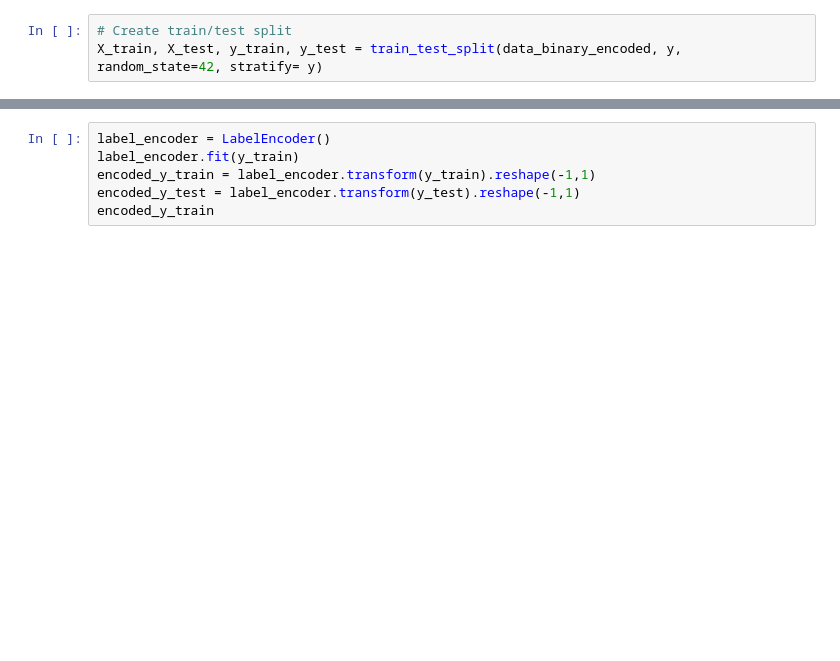
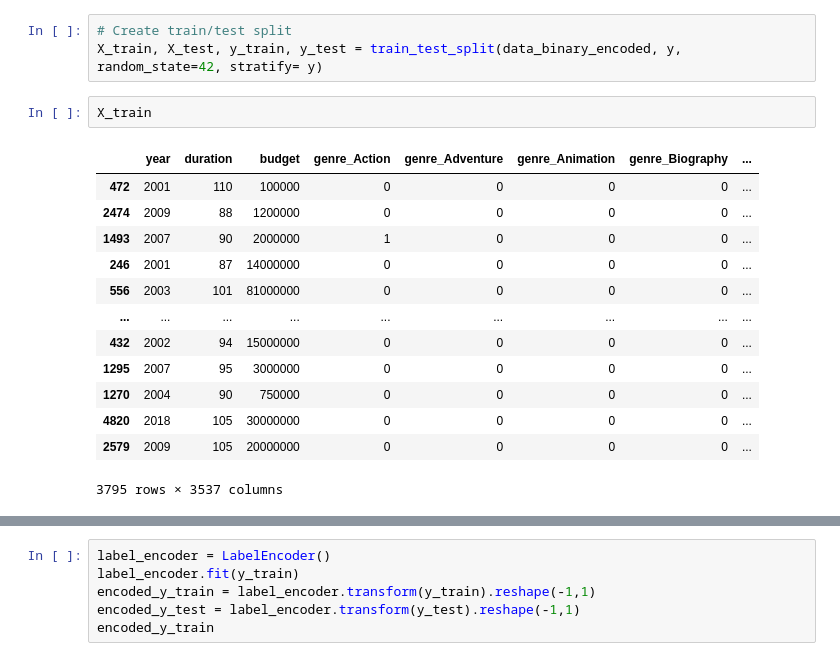
Before and after one commit to jagnoor/IMDB-Machnine-Learning, a Jupyter notebook: deep_learning.ipynb, the cells around one changed output, grey strips where cells are left out. Cells and saved outputs as stored; diff of their text form; blank space fills up the shorter version.

```diff
--- a/deep_learning.ipynb
+++ b/deep_learning.ipynb
@@ -74,3 +74,19 @@ data_binary_encoded.head()
 # %%
 # Create train/test split
 X_train, X_test, y_train, y_test = train_test_split(data_binary_encoded, y, random_state=42, stratify= y)
+# %%
+X_train
+# %% [output]
+|  | year | duration | budget | genre_Action | genre_Adventure | genre_Animation | genre_Biography | ... |
+| 472 | 2001 | 110 | 100000 | 0 | 0 | 0 | 0 | ... |
+| 2474 | 2009 | 88 | 1200000 | 0 | 0 | 0 | 0 | ... |
+| 1493 | 2007 | 90 | 2000000 | 1 | 0 | 0 | 0 | ... |
+| 246 | 2001 | 87 | 14000000 | 0 | 0 | 0 | 0 | ... |
+| 556 | 2003 | 101 | 81000000 | 0 | 0 | 0 | 0 | ... |
+| ... | ... | ... | ... | ... | ... | ... | ... | ... |
+| 432 | 2002 | 94 | 15000000 | 0 | 0 | 0 | 0 | ... |
+| 1295 | 2007 | 95 | 3000000 | 0 | 0 | 0 | 0 | ... |
+| 1270 | 2004 | 90 | 750000 | 0 | 0 | 0 | 0 | ... |
+| 4820 | 2018 | 105 | 30000000 | 0 | 0 | 0 | 0 | ... |
+| 2579 | 2009 | 105 | 20000000 | 0 | 0 | 0 | 0 | ... |
+3795 rows × 3537 columns
```
Also changed, not shown: parts of 7 cells of this notebook, 7 other files.
